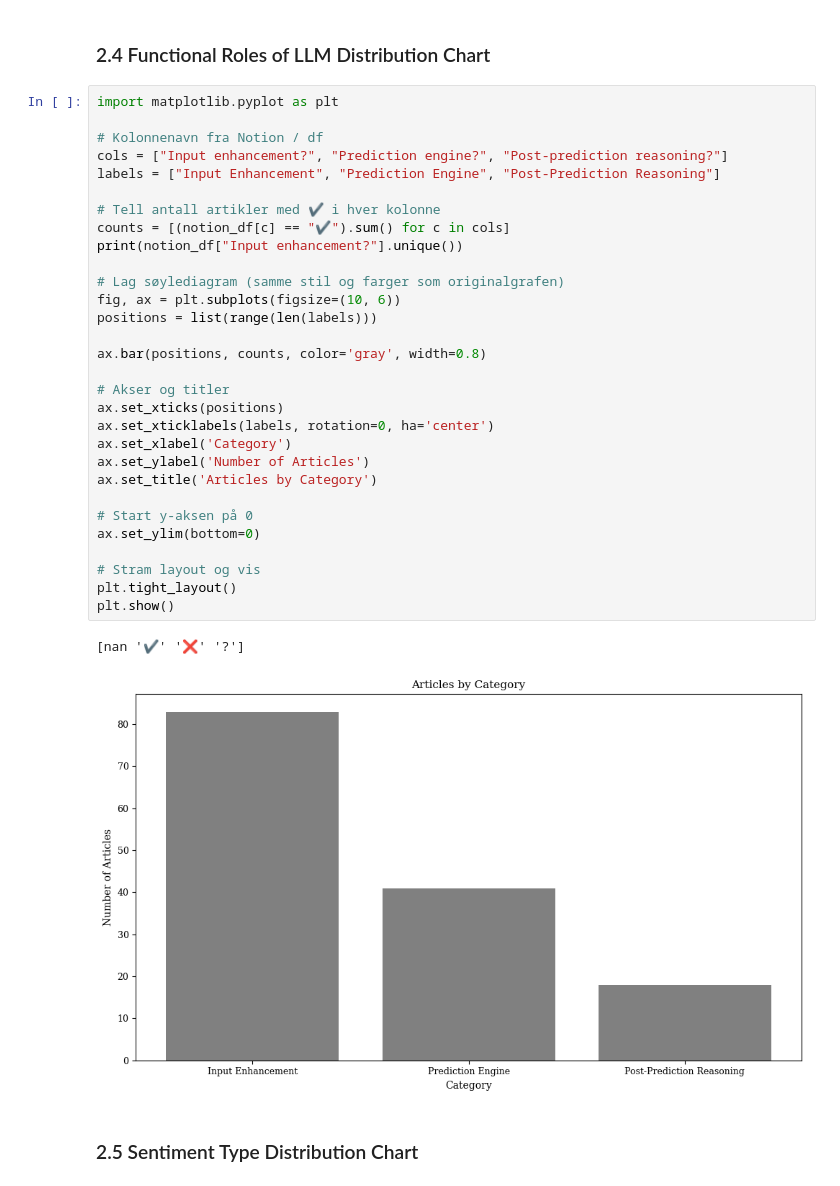
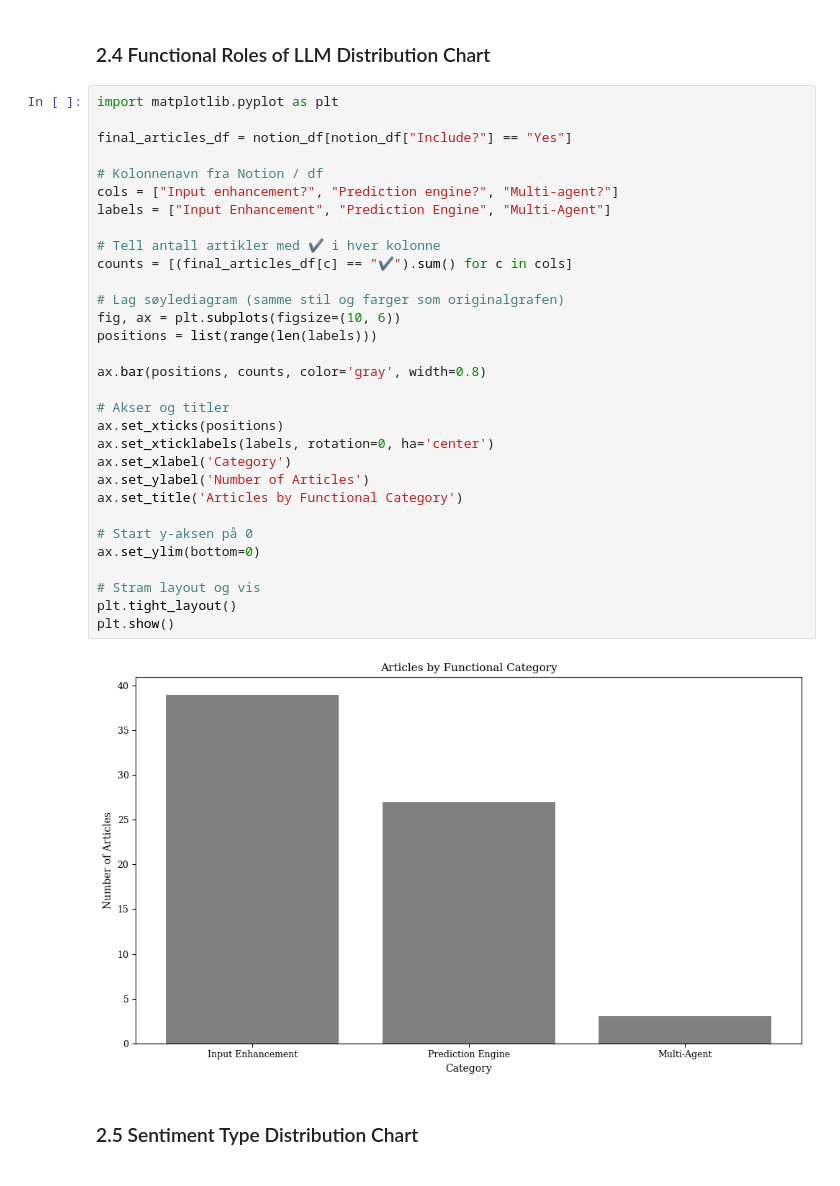
Before and after one commit to sondrehaneberg/literature-review, a Jupyter notebook: Analysis/Analysis.ipynb, the cells around one changed output. Drawn from its saved outputs; the diff is of its cells as text.

Commit message:
Added graphs in analysis

```diff
--- a/Analysis/Analysis.ipynb
+++ b/Analysis/Analysis.ipynb
@@ -435,35 +437,35 @@ plt.show()
 # %%
 import matplotlib.pyplot as plt
 
+final_articles_df = notion_df[notion_df["Include?"] == "Yes"]
+
 # Kolonnenavn fra Notion / df
-cols = ["Input enhancement?", "Prediction engine?", "Post-prediction reasoning?"]
-labels = ["Input Enhancement", "Prediction Engine", "Post-Prediction Reasoning"]
+cols = ["Input enhancement?", "Prediction engine?", "Multi-agent?"]
+labels = ["Input Enhancement", "Prediction Engine", "Multi-Agent"]
 
 # Tell antall artikler med ✔️ i hver kolonne
-counts = [(notion_df[c] == "✔️").sum() for c in cols]
-print(notion_df["Input enhancement?"].unique())
+counts = [(final_articles_df[c] == "✔️").sum() for c in cols]
 
 # Lag søylediagram (samme stil og farger som originalgrafen)
 fig, ax = plt.subplots(figsize=(10, 6))
 positions = list(range(len(labels)))
 
 ax.bar(positions, counts, color='gray', width=0.8)
 
 # Akser og titler
 ax.set_xticks(positions)
 ax.set_xticklabels(labels, rotation=0, ha='center')
 ax.set_xlabel('Category')
 ax.set_ylabel('Number of Articles')
-ax.set_title('Articles by Category')
+ax.set_title('Articles by Functional Category')
 
 # Start y-aksen på 0
 ax.set_ylim(bottom=0)
 
 # Stram layout og vis
 plt.tight_layout()
 plt.show()
 # %% [output]
-[nan '✔️' '❌' '?']
-[figure, old version]
+[figure, new version]
 # %% [markdown]
 ### 2.5 Sentiment Type Distribution Chart
```
Also changed, not shown: parts of 21 cells of this notebook, 4 other files.
